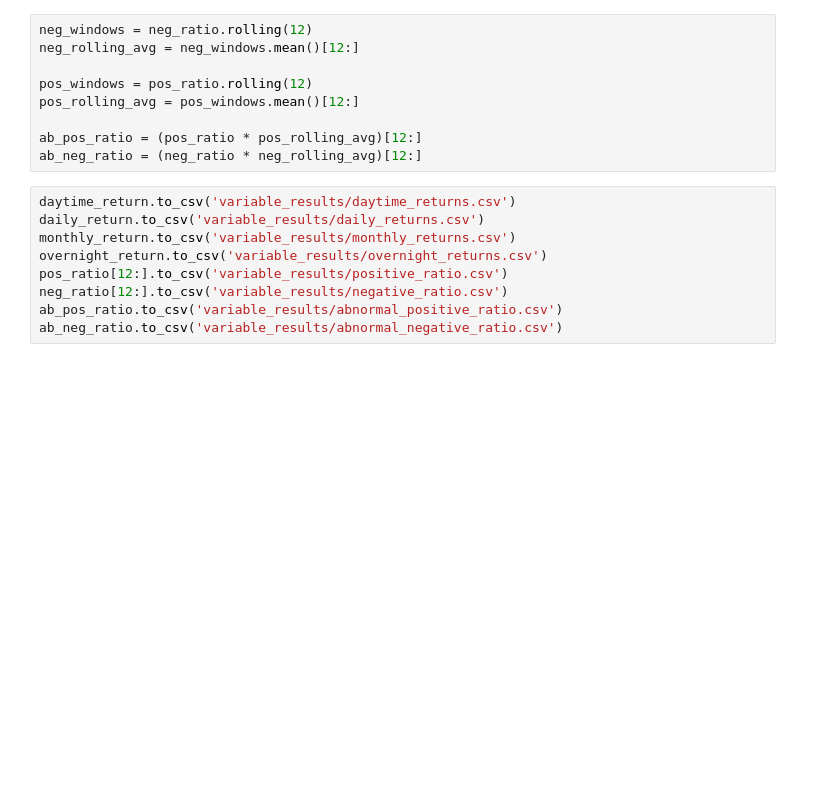
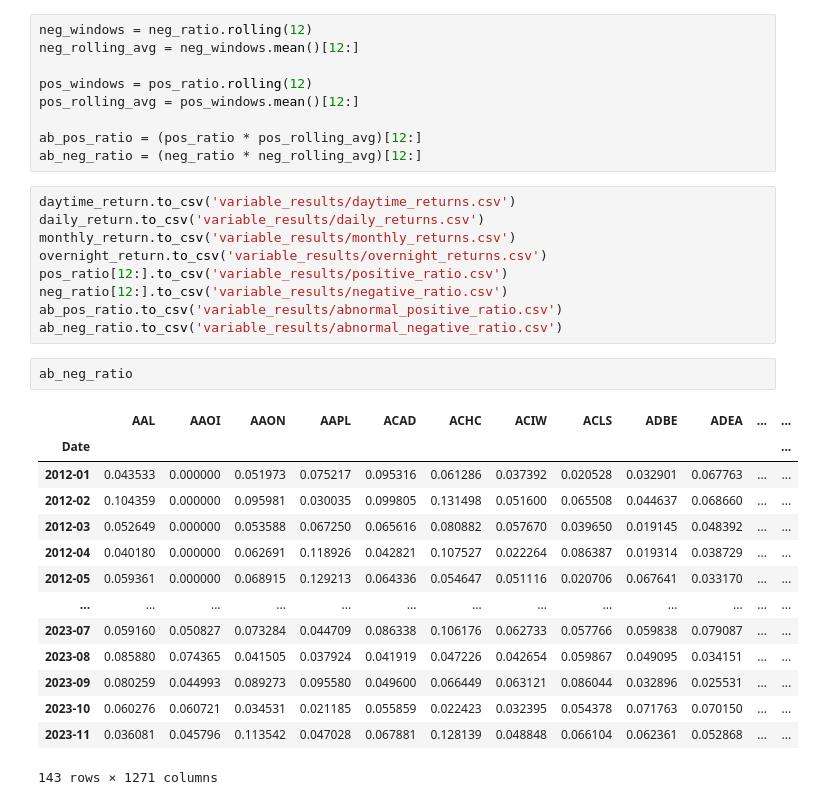
Before and after one commit to hrwilly/MF703, a Jupyter notebook: Creation of Variables.ipynb, the cells around one changed output. Saved outputs shown, nothing was run; the diff lists cells and outputs as text; blank space fills up the shorter version.

```diff
--- a/Creation of Variables.ipynb
+++ b/Creation of Variables.ipynb
@@ -112,3 +116,20 @@ pos_ratio[12:].to_csv('variable_results/positive_ratio.csv')
 neg_ratio[12:].to_csv('variable_results/negative_ratio.csv')
 ab_pos_ratio.to_csv('variable_results/abnormal_positive_ratio.csv')
 ab_neg_ratio.to_csv('variable_results/abnormal_negative_ratio.csv')
+# %%
+ab_neg_ratio
+# %% [output]
+|  | AAL | AAOI | AAON | AAPL | ACAD | ACHC | ACIW | ACLS | ADBE | ADEA | ... | ... |
+| Date |  |  |  |  |  |  |  |  |  |  |  | ... |
+| 2012-01 | 0.043533 | 0.000000 | 0.051973 | 0.075217 | 0.095316 | 0.061286 | 0.037392 | 0.020528 | 0.032901 | 0.067763 | ... | ... |
+| 2012-02 | 0.104359 | 0.000000 | 0.095981 | 0.030035 | 0.099805 | 0.131498 | 0.051600 | 0.065508 | 0.044637 | 0.068660 | ... | ... |
+| 2012-03 | 0.052649 | 0.000000 | 0.053588 | 0.067250 | 0.065616 | 0.080882 | 0.057670 | 0.039650 | 0.019145 | 0.048392 | ... | ... |
+| 2012-04 | 0.040180 | 0.000000 | 0.062691 | 0.118926 | 0.042821 | 0.107527 | 0.022264 | 0.086387 | 0.019314 | 0.038729 | ... | ... |
+| 2012-05 | 0.059361 | 0.000000 | 0.068915 | 0.129213 | 0.064336 | 0.054647 | 0.051116 | 0.020706 | 0.067641 | 0.033170 | ... | ... |
+| ... | ... | ... | ... | ... | ... | ... | ... | ... | ... | ... | ... | ... |
+| 2023-07 | 0.059160 | 0.050827 | 0.073284 | 0.044709 | 0.086338 | 0.106176 | 0.062733 | 0.057766 | 0.059838 | 0.079087 | ... | ... |
+| 2023-08 | 0.085880 | 0.074365 | 0.041505 | 0.037924 | 0.041919 | 0.047226 | 0.042654 | 0.059867 | 0.049095 | 0.034151 | ... | ... |
+| 2023-09 | 0.080259 | 0.044993 | 0.089273 | 0.095580 | 0.049600 | 0.066449 | 0.063121 | 0.086044 | 0.032896 | 0.025531 | ... | ... |
+| 2023-10 | 0.060276 | 0.060721 | 0.034531 | 0.021185 | 0.055859 | 0.022423 | 0.032395 | 0.054378 | 0.071763 | 0.070150 | ... | ... |
+| 2023-11 | 0.036081 | 0.045796 | 0.113542 | 0.047028 | 0.067881 | 0.128139 | 0.048848 | 0.066104 | 0.062361 | 0.052868 | ... | ... |
+143 rows × 1271 columns
```
Also changed, not shown: parts of 4 cells of this notebook, 5 other files.
